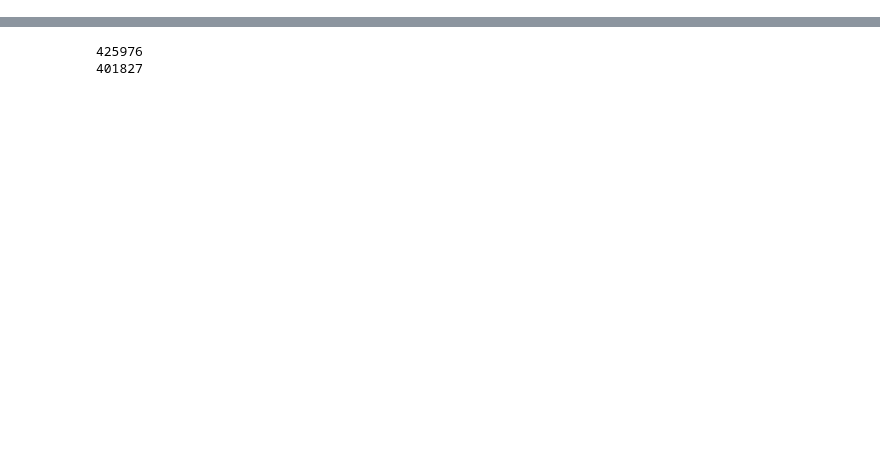
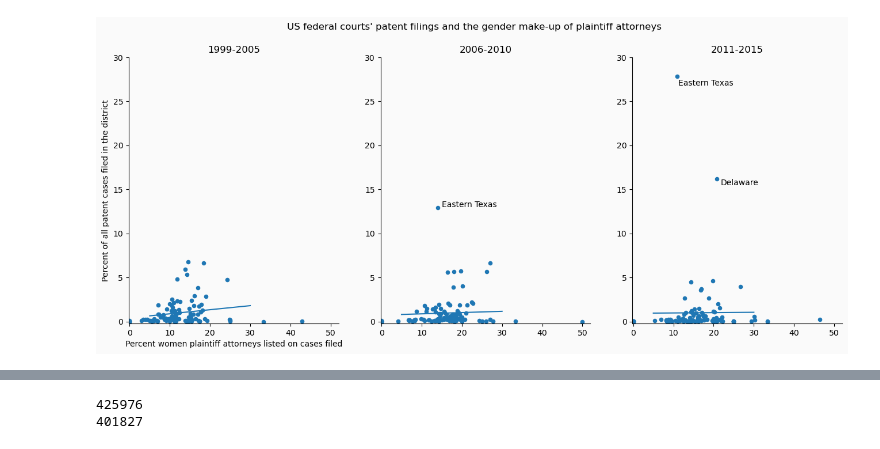
Before and after one commit to ECO225-W2025/eco225-project-code-Shrub-girlie2, a Jupyter notebook: project_2.ipynb, the cells around one changed output, grey strips where cells are left out. Drawn from its saved outputs; the diff is of its cells as text; code cells hidden in the pictures; blank space fills up the shorter version.

```diff
--- a/project_2.ipynb
+++ b/project_2.ipynb
@@ -40,0 +402,3 @@ zip_df = gpd.read_file("C://Users/schwa/OneDrive/Desktop/School/ECO225/Data/tl_2
+# %%
+df = pd.read_csv("C://Users/schwa/OneDrive/Desktop/School/ECO225/Data/cases_merged.csv")
+df["total_cases"] = 1
@@ -40,0 +654,85 @@ zip_df = gpd.read_file("C://Users/schwa/OneDrive/Desktop/School/ECO225/Data/tl_2
+# %%
+df_court = df_court.groupby(["court_state", "court_region", "year_range"]).agg("sum")
+df_court = df_court.reset_index()
+
+# create variable showing proportion of case filings made in year range in a given court
+df_court.loc[df_court["year_range"] == "1999-2005", "total_filings"] = df_court[df_court["year_range"] == "1999-2005"]["total_cases"].sum(axis=0)
+df_court.loc[df_court["year_range"] == "2006-2010", "total_filings"] = df_court[df_court["year_range"] == "2006-2010"]["total_cases"].sum(axis=0)
+df_court.loc[df_court["year_range"] == "2011-2015", "total_filings"] = df_court[df_court["year_range"] == "2011-2015"]["total_cases"].sum(axis=0)
+df_court["percent_filings"] = 100 * df_court["total_cases"] / df_court["total_filings"]
+
+df_court["percent_female"] = 100 * df_court["plaintiff_F"] / (df_court["plaintiff_F"] + df_court["plaintiff_M"])
+df_court.sort_values(by=["percent_filings"])
+df_court.loc[df_court["percent_female"].isna(), "percent_female"] = 0
+# %%
+def single_scatter_plot(df, year, ax):
+    """
+    This function creates a single year's percent filings to percent female plot
+    """
+    # Filter data to keep only the data of interest
+    _df = df_court[df_court['year_range'] == year]
+    _df.plot(
+        kind="scatter", x="percent_female", y="percent_filings", ax=ax
+    )
+
+    lr = LinearRegression()
+    X = _df["percent_female"].values.reshape(-1, 1)# you can feed -1 as one of the values in reshape and
+                                                # let numpy figure out that dimension
+    y = _df["percent_filings"].values.reshape(-1, 1) # the output is an array
+    lr.fit(X, y)
+
+    x = np.linspace(5.0, 30.0).reshape(-1, 1)
+    y_pred = lr.predict(x)
+    ax.plot(x, y_pred)
+
+    return ax
+
+# Create initial plot
+fig, ax = plt.subplots(1, 3, figsize=(16, 6))
+
+for (i, year) in enumerate(df_court.year_range.unique()):
+    single_scatter_plot(df, year, ax[i])
+    ax[i].set_title(str(year))
+
+bgcolor = (250/255, 250/255, 250/255)
+fig.set_facecolor(bgcolor)
+for (i, _ax) in enumerate(ax):
+    # Label with words
+    if i == 0:
+        _ax.set_xlabel("Percent women plaintiff attorneys listed on cases filed")
+    else:
+        _ax.set_xlabel("")
+
+    # Turn off right and top axis lines
+    _ax.spines['right'].set_visible(False)
+    _ax.spines['top'].set_visible(False)
+
+    # Don't use such a white background color
+    _ax.set_facecolor(bgcolor)
+
+    # Change bounds
+    _ax.set_ylim((-0.2, 30))
+    _ax.set_xlim((-0.2, 52))
+
+    # Change ticks
+    # xticks = [10, 100, 1000, 10000]
+    # _ax.set_xticks([np.log(xi) for xi in xticks])
+    # _ax.set_xticklabels([str(xi) for xi in xticks])
+
+    # yticks = list(range(5, 32, 5))
+    # _ax.set_yticks([np.log(yi) for yi in yticks])
+    if i == 0:
+        # _ax.set_yticklabels([str(yi) for yi in yticks])
+        _ax.set_ylabel("Percent of all patent cases filed in the district")
+    else:
+        # _ax.set_yticklabels([])
+        _ax.set_ylabel("")
+
+ax[0].set_zorder(1)
+ax[2].annotate("Eastern Texas", (11.2, 26.8), color="black")
+ax[2].annotate("Delaware", (21.7, 15.5), color="black")
+ax[1].annotate("Eastern Texas", (15, 13), color="black")
+fig.suptitle("US federal courts' patent filings and the gender make-up of plaintiff attorneys")
+plt.savefig("C:/Users/schwa/OneDrive/Desktop/School/ECO225/Results/scatter_filings_gender.png", dpi=300, format="png")
+# %% [output]
+[figure, added]
```
Also changed, not shown: parts of 89 cells of this notebook, 1 other file.
